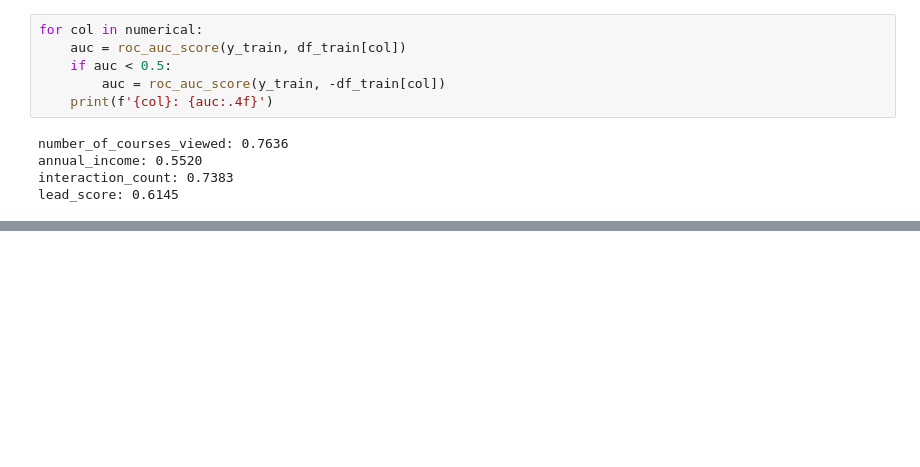
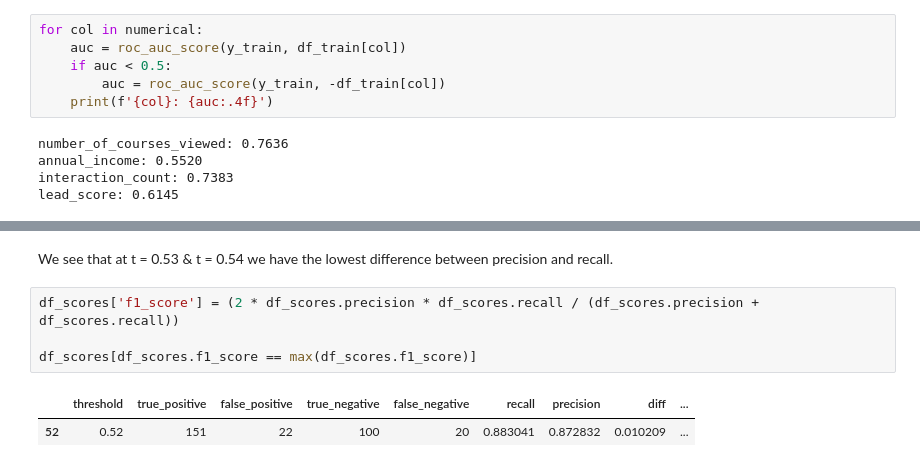
Before and after one commit to fxmidaaa/ml-homework-practice, a Jupyter notebook: homework4_evaluation_metrics/homework.ipynb, the cells around one changed output, grey strips where cells are left out. Cells and saved outputs as stored; diff of their text form; blank space fills up the shorter version.

```diff
--- a/homework4_evaluation_metrics/homework.ipynb
+++ b/homework4_evaluation_metrics/homework.ipynb
@@ -121,0 +137,9 @@ plt.legend()
+# %% [markdown]
+We see that at t = 0.53 & t = 0.54 we have the lowest difference between precision and recall.
+# %%
+df_scores['f1_score'] = (2 * df_scores.precision * df_scores.recall / (df_scores.precision + df_scores.recall))
+
+df_scores[df_scores.f1_score == max(df_scores.f1_score)]
+# %% [output]
+|  | threshold | true_positive | false_positive | true_negative | false_negative | recall | precision | diff | ... |
+| 52 | 0.52 | 151 | 22 | 100 | 20 | 0.883041 | 0.872832 | 0.010209 | ... |
```
Also changed, not shown: parts of 10 cells of this notebook.
